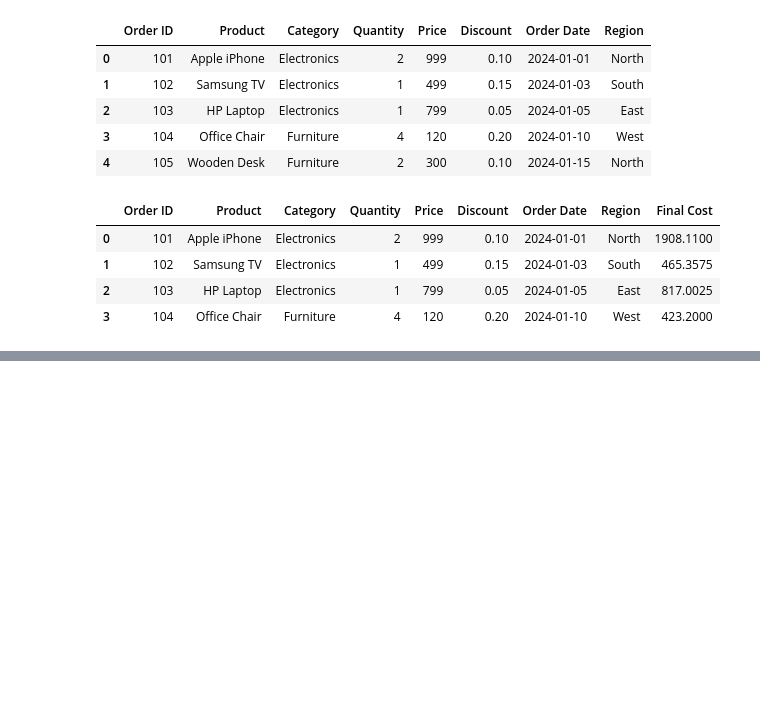
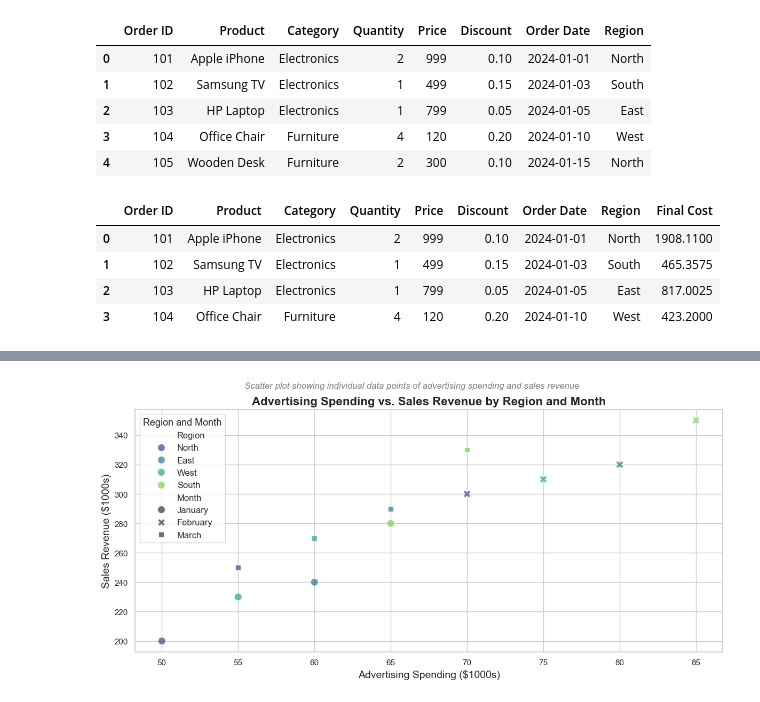
Before and after one commit to Anggi-Permana-Harianja/coding_exercise, a Jupyter notebook: data_manipulation.ipynb, the cells around one changed output, grey strips where cells are left out. Cells and saved outputs as stored; diff of their text form; code cells hidden in the pictures; blank space fills up the shorter version.

```diff
--- a/data_manipulation.ipynb
+++ b/data_manipulation.ipynb
@@ -334,0 +510,44 @@ df.head(-1)
+# %%
+# Sample dataset with sales revenue, advertising spending, and number of customers
+data = {
+    "Region": ["North", "East", "West", "South", "North", "East", "West", "South", "North", "East", "West", "South"],
+    "Month": ["January", "January", "January", "January", "February", "February", "February", "February", "March", "March", "March", "March"],
+    "Sales Revenue ($1000s)": [200, 240, 230, 280, 300, 320, 310, 350, 250, 290, 270, 330],
+    "Advertising Spending ($1000s)": [50, 60, 55, 65, 70, 80, 75, 85, 55, 65, 60, 70],
+    "Customers Reached": [5000, 7000, 6500, 8000, 9000, 10000, 9500, 11000, 6000, 8000, 7000, 8500]
+}
+
+# Convert to DataFrame
+df = pd.DataFrame(data)
+# %%
+# Set up the figure size and style for the scatter plot
+plt.figure(figsize=(12, 6))
+sns.set(style="whitegrid")  # Set a clean grid style for better readability
+
+# Create scatter plot using Seaborn as the original plot
+ax = sns.scatterplot(
+    x="Advertising Spending ($1000s)",
+    y="Sales Revenue ($1000s)",
+    hue="Region",
+    style="Month",
+    data=df,
+    palette="viridis",
+    s=100,  # Size of the markers
+    alpha=0.7  # Transparency level
+)
+
+# Add title, subtitle, and labels
+plt.title("Advertising Spending vs. Sales Revenue by Region and Month", fontsize=16, weight='bold')
+plt.suptitle("Scatter plot showing individual data points of advertising spending and sales revenue",
+             y=0.96, fontsize=12, style='italic', color='gray')
+plt.xlabel("Advertising Spending ($1000s)", fontsize=14)
+plt.ylabel("Sales Revenue ($1000s)", fontsize=14)
+
+# Customize the legend
+plt.legend(title="Region and Month", loc="upper left", fontsize=12, title_fontsize=13)
+
+# Show the plot
+plt.tight_layout()  # Adjust the layout to avoid clipping
+plt.show()
+# %% [output]
+[figure, added]
```
Also changed, not shown: parts of 14 cells of this notebook, 1 other file.
